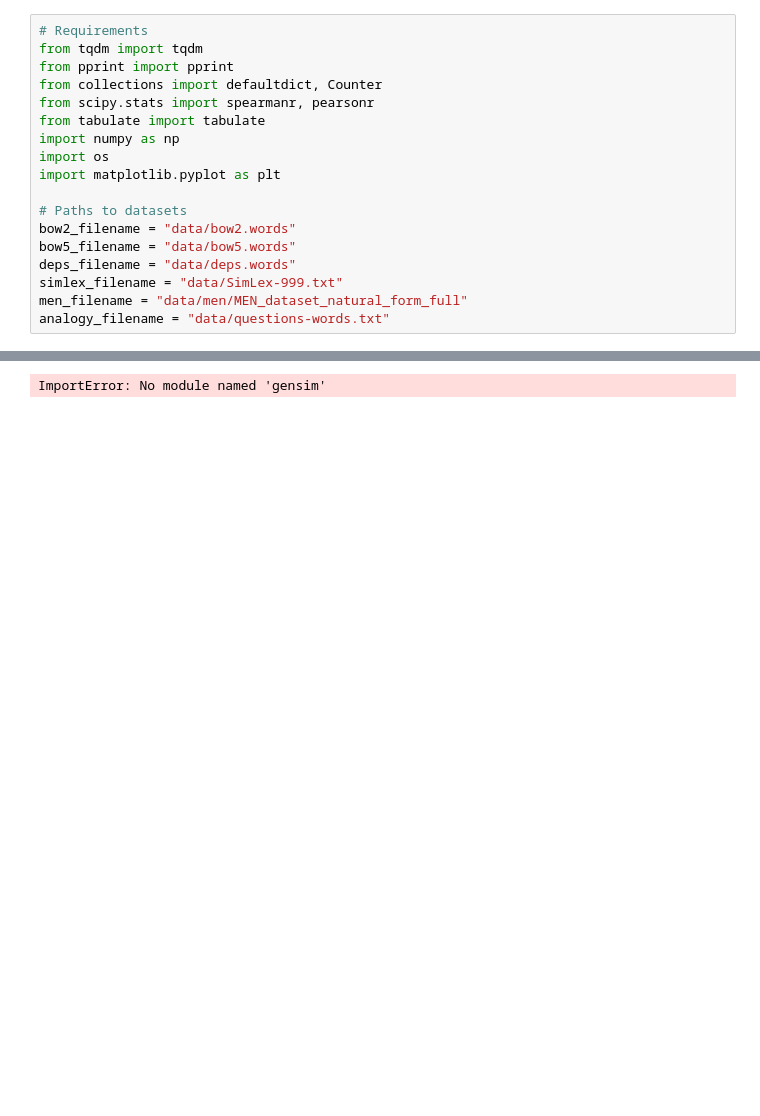
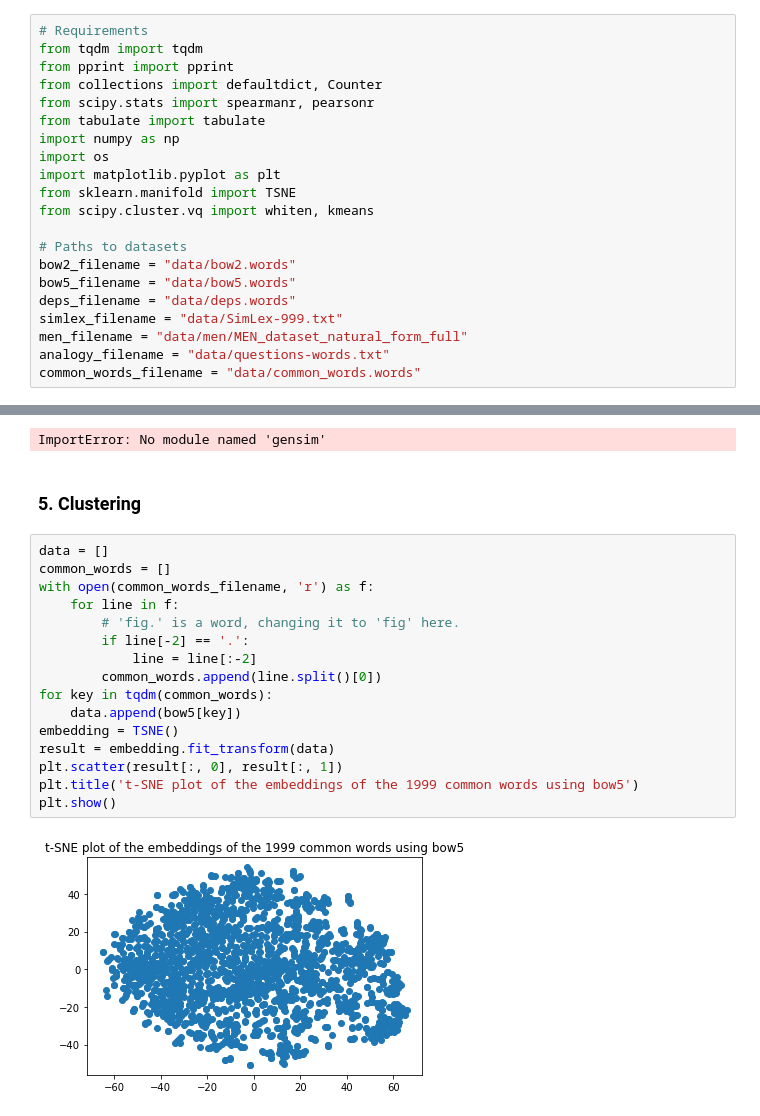
Before and after one commit to vdankers/ull, a Jupyter notebook: ULL_1.ipynb, the cells around one changed output, grey strips where cells are left out. Cells and saved outputs as stored; diff of their text form; blank space fills up the shorter version.

```diff
--- a/ULL_1.ipynb
+++ b/ULL_1.ipynb
@@ -16,6 +16,8 @@ from tabulate import tabulate
 import numpy as np
 import os
 import matplotlib.pyplot as plt
+from sklearn.manifold import TSNE
+from scipy.cluster.vq import whiten, kmeans
 
 # Paths to datasets
 bow2_filename = "data/bow2.words"
@@ -24,6 +26,7 @@ deps_filename = "data/deps.words"
 simlex_filename = "data/SimLex-999.txt"
 men_filename = "data/men/MEN_dataset_natural_form_full"
 analogy_filename = "data/questions-words.txt"
+common_words_filename = "data/common_words.words"
 # %% [markdown]
 ### 1. Collect and examine the word embeddings
 # %%
@@ -319,3 +322,23 @@ import gensim
 gensim.KeyedVectors(bow2)
 # %% [output]
 ImportError: No module named 'gensim'
+# %% [markdown]
+### 5. Clustering
+# %%
+data = []
+common_words = []
+with open(common_words_filename, 'r') as f:
+    for line in f:
+        # 'fig.' is a word, changing it to 'fig' here.
+        if line[-2] == '.':
+            line = line[:-2]
+        common_words.append(line.split()[0])
+for key in tqdm(common_words):
+    data.append(bow5[key])
+embedding = TSNE()
+result = embedding.fit_transform(data)
+plt.scatter(result[:, 0], result[:, 1])
+plt.title('t-SNE plot of the embeddings of the 1999 common words using bow5')
+plt.show()
+# %% [output]
+[figure, added]
```
Also changed, not shown: parts of 4 cells of this notebook.
